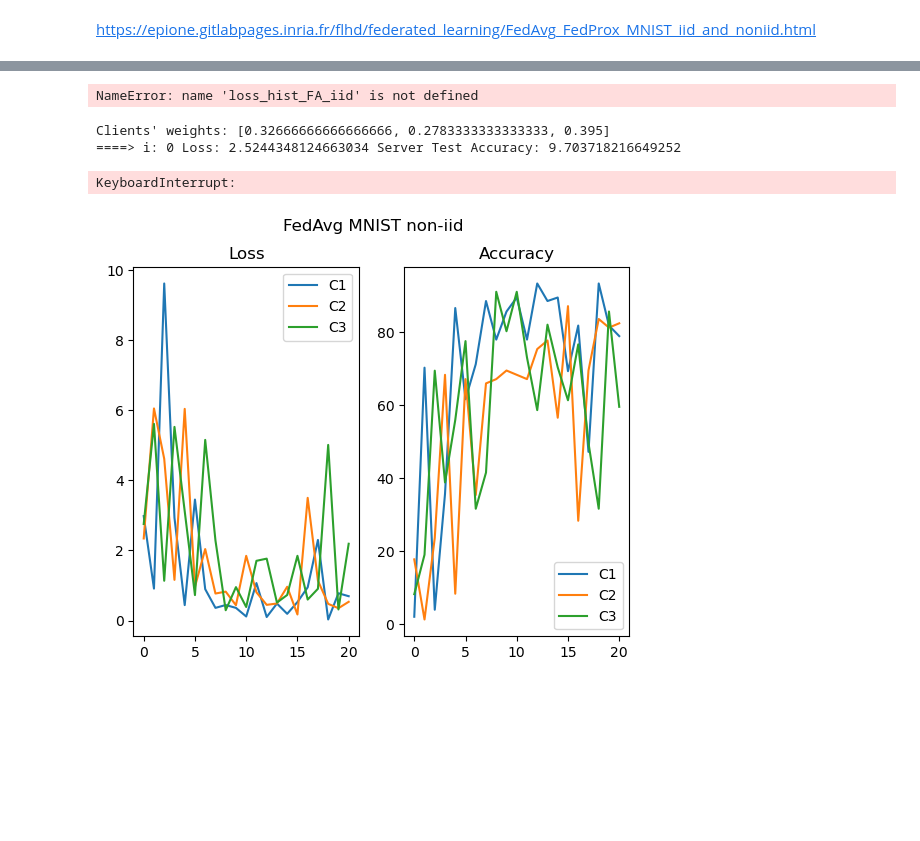
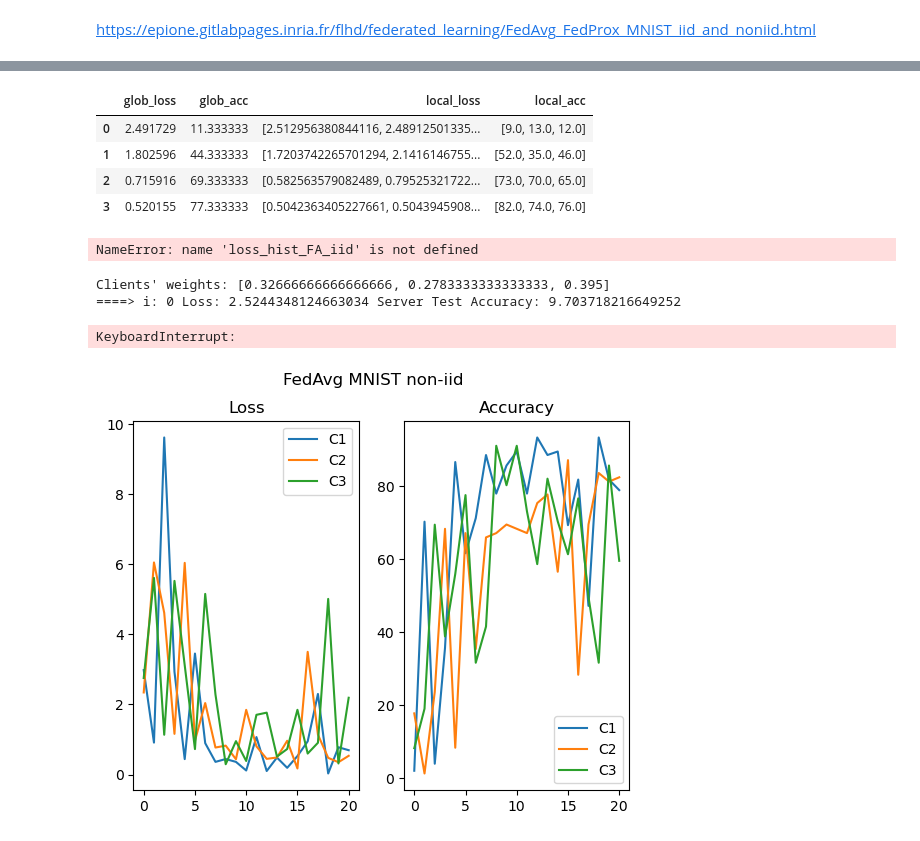
Before and after one commit to ryansun117/CS744-proj, a Jupyter notebook: take_a_look.ipynb, the cells around one changed output, grey strips where cells are left out. Saved outputs shown, nothing was run; the diff lists cells and outputs as text; code cells hidden in the pictures; blank space fills up the shorter version.

```diff
--- a/take_a_look.ipynb
+++ b/take_a_look.ipynb
@@ -187,10 +187,13 @@ def FedProx(model, training_sets:list, n_iter:int, testing_sets:list, mu=0,
         for tens_param in list(model.parameters())]]
     models_hist = []
 
-
+    server_losses = []
+    server_accs = []
     server_loss=sum([weights[i]*loss_hist[-1][i] for i in range(len(weights))])
     server_acc=sum([weights[i]*acc_hist[-1][i] for i in range(len(weights))])
     print(f'====> i: 0 Loss: {server_loss} Server Test Accuracy: {server_acc}')
+    server_losses.append(server_loss)
+    server_accs.append(server_acc)
 
     for i in range(n_iter):
 
@@ -229,6 +232,8 @@ def FedProx(model, training_sets:list, n_iter:int, testing_sets:list, mu=0,
         server_acc=sum([weights[i]*acc_hist[-1][i] for i in range(len(weights))])
 
         print(f'====> i: {i+1} Loss: {server_loss} Server Test Accuracy: {server_acc}')
+        server_losses.append(server_loss)
+        server_accs.append(server_acc)
 
 
         server_hist.append([tens_param.detach().cpu().numpy()
@@ -237,15 +242,15 @@ def FedProx(model, training_sets:list, n_iter:int, testing_sets:list, mu=0,
         #DECREASING THE LEARNING RATE AT EACH SERVER ITERATION
         lr*=decay
 
-    return model, loss_hist, acc_hist
+    return model, server_losses, server_accs, loss_hist, acc_hist
 # %%
 model = resnet18(pretrained=False, num_classes=10)
 model.conv1 = nn.Conv2d(1, 64, kernel_size=(7, 7), stride=(2, 2), padding=(3, 3), bias=False)
 # model = model.to(args.device)
 # %%
-n_iter=10
+n_iter=3
 
-model_f, loss_hist_FA_iid, acc_hist_FA_iid = FedProx(model,
+model_f, server_losses, server_accs, loss_hist_FA_iid, acc_hist_FA_iid = FedProx(model,
     mnist_iid_train_dls, n_iter, mnist_iid_test_dls, epochs =2,
     lr =0.1, mu=0)
 # %% [output]
@@ -255,3 +262,15 @@ KeyboardInterrupt:
+# %%
+import pandas as pd
+data_to_save = np.array([server_losses, server_accs, loss_hist_FA_iid, acc_hist_FA_iid]).T
+df = pd.DataFrame(data_to_save, columns=["glob_loss", "glob_acc", "local_loss", "local_acc"])
+# %%
+df
+# %% [output]
+|  | glob_loss | glob_acc | local_loss | local_acc |
+| 0 | 2.491729 | 11.333333 | [2.512956380844116, 2.48912501335... | [9.0, 13.0, 12.0] |
+| 1 | 1.802596 | 44.333333 | [1.7203742265701294, 2.1416146755... | [52.0, 35.0, 46.0] |
+| 2 | 0.715916 | 69.333333 | [0.582563579082489, 0.79525321722... | [73.0, 70.0, 65.0] |
+| 3 | 0.520155 | 77.333333 | [0.5042363405227661, 0.5043945908... | [82.0, 74.0, 76.0] |
 # %%
 def plot_acc_loss(title:str, loss_hist:list, acc_hist:list):
     plt.figure()
```
Also changed, not shown: parts of 3 cells of this notebook, 23 other files.
